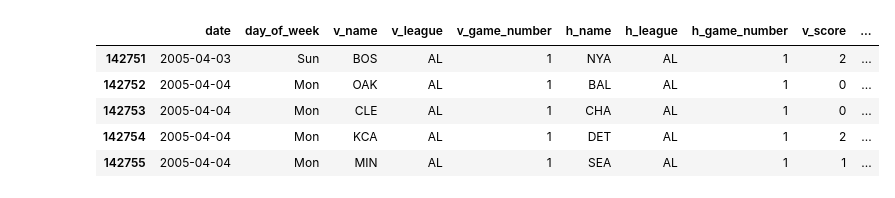
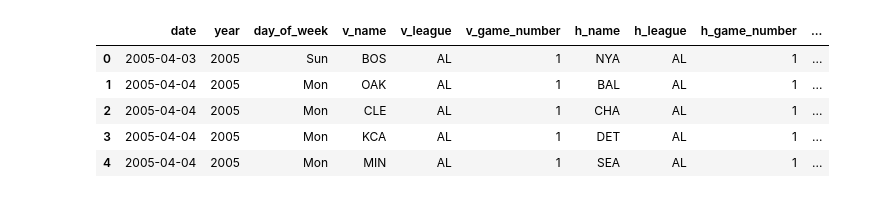
Before and after one commit to tmarchok1/DS440_project, a Jupyter notebook: DS_440code.ipynb, the cells around one changed output. Saved outputs shown, nothing was run; the diff lists cells and outputs as text; code cells hidden in the pictures.

Commit message:
Merge main to Travis
Updated Travis to current main format

```diff
--- a/DS_440code.ipynb
+++ b/DS_440code.ipynb
@@ -1,26 +1,27 @@
 # %%
 import pandas as pd
 # %%
-glogs = pd.read_csv(r'C:\Users\travi\OneDrive\Documents\PennState\classes\2025 spring\DS 440\game_logs.csv')
+glogs = pd.read_csv('https://raw.githubusercontent.com/tmarchok1/DS440_project/refs/heads/main/game_logs.csv')
 
 # Convert date column to datetime, filters out dates before 2005
 glogs['date'] = pd.to_datetime(glogs['date'], format=r'%Y%m%d')
 glogs = glogs[glogs['date'].dt.year >= 2005]
+glogs['year'] = glogs['date'].dt.year
 
 # Specify columns to keep for analysis
-glogs = glogs[['date', 'day_of_week', 'v_name', 'v_league', 'v_game_number', 'h_name', 'h_league',
+glogs = glogs[['date', 'year', 'day_of_week', 'v_name', 'v_league', 'v_game_number', 'h_name', 'h_league',
                'h_game_number', 'v_score', 'h_score', 'day_night', 'park_id', 'attendance']]
 
 # Remove international ballparks that were only used for one random game
 glogs = glogs[~glogs['park_id'].isin(['SYD01', 'TOK01', "SJU01", 'FTB01', 'LBV01'])]
 glogs.head()
 # %% [output]
-|  | date | day_of_week | v_name | v_league | v_game_number | h_name | h_league | h_game_number | v_score | ... |
-| 142751 | 2005-04-03 | Sun | BOS | AL | 1 | NYA | AL | 1 | 2 | ... |
-| 142752 | 2005-04-04 | Mon | OAK | AL | 1 | BAL | AL | 1 | 0 | ... |
-| 142753 | 2005-04-04 | Mon | CLE | AL | 1 | CHA | AL | 1 | 0 | ... |
-| 142754 | 2005-04-04 | Mon | KCA | AL | 1 | DET | AL | 1 | 2 | ... |
-| 142755 | 2005-04-04 | Mon | MIN | AL | 1 | SEA | AL | 1 | 1 | ... |
+|  | date | year | day_of_week | v_name | v_league | v_game_number | h_name | h_league | h_game_number | ... |
+| 0 | 2005-04-03 | 2005 | Sun | BOS | AL | 1 | NYA | AL | 1 | ... |
+| 1 | 2005-04-04 | 2005 | Mon | OAK | AL | 1 | BAL | AL | 1 | ... |
+| 2 | 2005-04-04 | 2005 | Mon | CLE | AL | 1 | CHA | AL | 1 | ... |
+| 3 | 2005-04-04 | 2005 | Mon | KCA | AL | 1 | DET | AL | 1 | ... |
+| 4 | 2005-04-04 | 2005 | Mon | MIN | AL | 1 | SEA | AL | 1 | ... |
 # %%
 # Rename stadium names in park_id column
 # STL09 = Busch Stadium II
```
Also changed, not shown: parts of 10 cells of this notebook, 9 other files.
